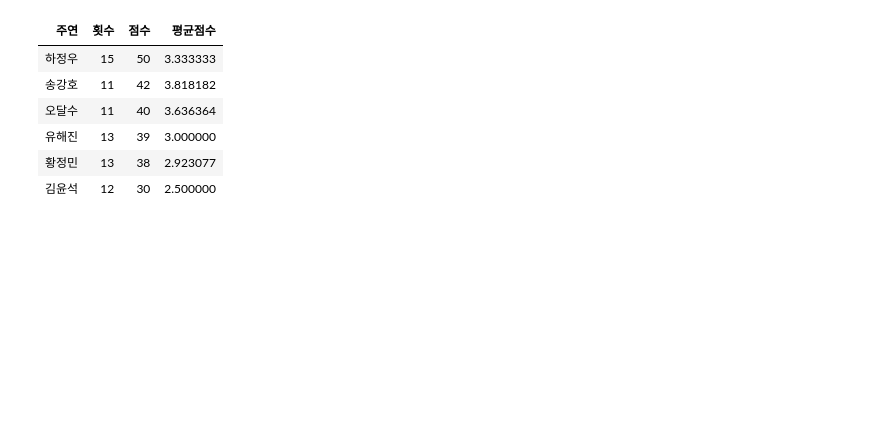
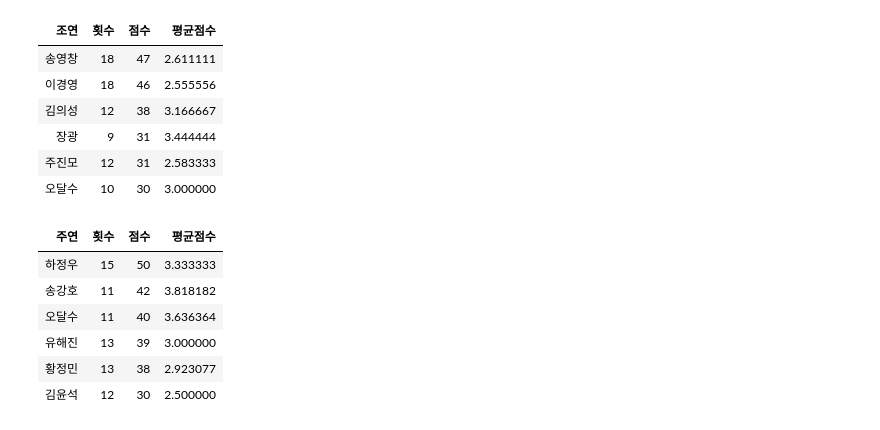
Before and after one commit to bjKim2/pj_rprac, a Jupyter notebook: ppt_visualized.ipynb, the cells around one changed output. Cells and saved outputs as stored; diff of their text form; code cells hidden in the pictures; blank space fills up the shorter version.

```diff
--- a/ppt_visualized.ipynb
+++ b/ppt_visualized.ipynb
@@ -8,3 +61,13 @@ origin <- read.csv("./movies/new_movie_ver1.csv")
+# %%
+head(jo)
+# %% [output]
+| 조연 | 횟수 | 점수 | 평균점수 |
+| 송영창 | 18 | 47 | 2.611111 |
+| 이경영 | 18 | 46 | 2.555556 |
+| 김의성 | 12 | 38 | 3.166667 |
+| 장광 | 9 | 31 | 3.444444 |
+| 주진모 | 12 | 31 | 2.583333 |
+| 오달수 | 10 | 30 | 3.000000 |
 # %%
 head(actor)
 # %% [output]
```
Also changed, not shown: parts of 9 cells of this notebook, 1 other file.
